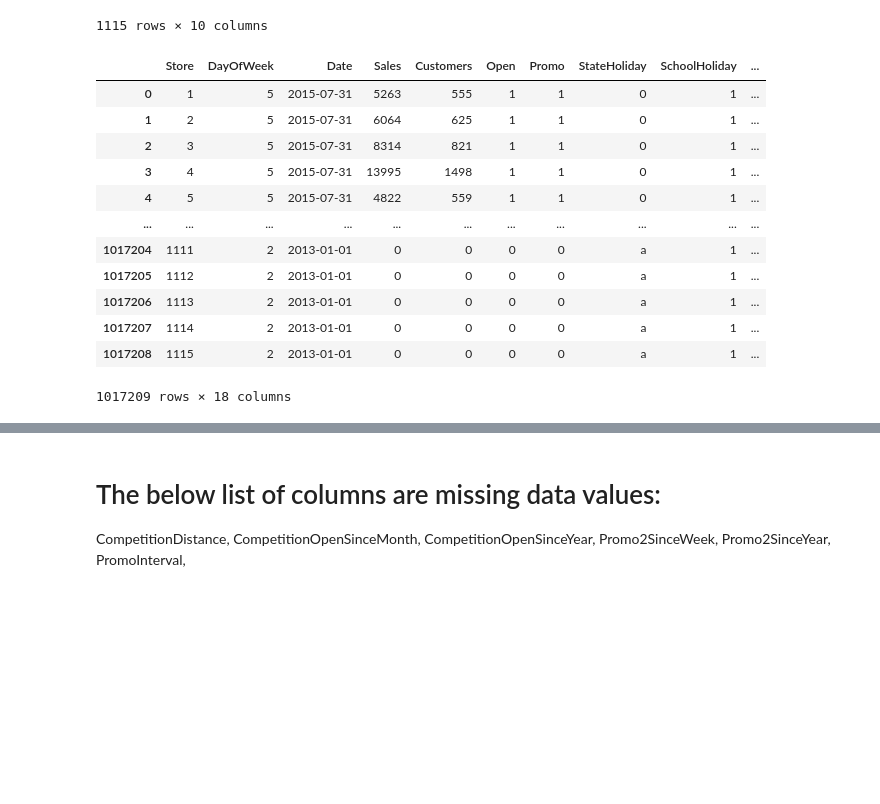
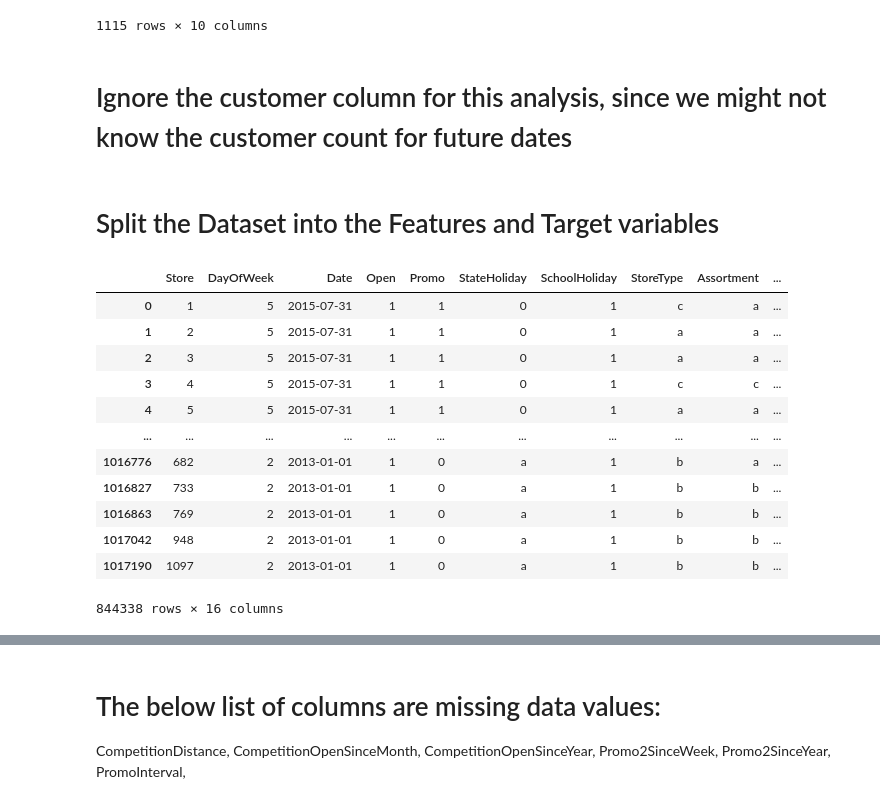
Before and after one commit to mbhoge/ml-model-excercises, a Jupyter notebook: Assignment Supervised Unsupervised Learning/store_sales_regression_model.ipynb, the cells around one changed output, grey strips where cells are left out. Cells and saved outputs as stored; diff of their text form; code cells hidden in the pictures; blank space fills up the shorter version.

Commit message:
Store Sales Regression Model

```diff
--- a/Assignment Supervised Unsupervised Learning/store_sales_regression_model.ipynb
+++ b/Assignment Supervised Unsupervised Learning/store_sales_regression_model.ipynb
@@ -39,19 +39,26 @@ store_data
 1115 rows × 10 columns
 # %%
 sales_store_joined_df = pd.merge(sales_data, store_data, how='left', on=['Store'])
-# %%
-sales_store_joined_df
-# %% [output]
-|  | Store | DayOfWeek | Date | Sales | Customers | Open | Promo | StateHoliday | SchoolHoliday | ... |
-| 0 | 1 | 5 | 2015-07-31 | 5263 | 555 | 1 | 1 | 0 | 1 | ... |
-| 1 | 2 | 5 | 2015-07-31 | 6064 | 625 | 1 | 1 | 0 | 1 | ... |
-| 2 | 3 | 5 | 2015-07-31 | 8314 | 821 | 1 | 1 | 0 | 1 | ... |
-| 3 | 4 | 5 | 2015-07-31 | 13995 | 1498 | 1 | 1 | 0 | 1 | ... |
-| 4 | 5 | 5 | 2015-07-31 | 4822 | 559 | 1 | 1 | 0 | 1 | ... |
-| ... | ... | ... | ... | ... | ... | ... | ... | ... | ... | ... |
-| 1017204 | 1111 | 2 | 2013-01-01 | 0 | 0 | 0 | 0 | a | 1 | ... |
-| 1017205 | 1112 | 2 | 2013-01-01 | 0 | 0 | 0 | 0 | a | 1 | ... |
-| 1017206 | 1113 | 2 | 2013-01-01 | 0 | 0 | 0 | 0 | a | 1 | ... |
-| 1017207 | 1114 | 2 | 2013-01-01 | 0 | 0 | 0 | 0 | a | 1 | ... |
-| 1017208 | 1115 | 2 | 2013-01-01 | 0 | 0 | 0 | 0 | a | 1 | ... |
-1017209 rows × 18 columns
+# %% [markdown]
+# Ignore the customer column for this analysis, since we might not know the customer count for future dates
+# %%
+sales_store_final_df = sales_store_joined_df.query('Sales!=0').drop(['Customers'], axis=1) ## 172871 rows × 18 columns
+# %% [markdown]
+# Split the Dataset into the Features and Target variables
+# %%
+features = sales_store_final_df.iloc[ : ,sales_store_final_df.columns != 'Sales']
+features
+# %% [output]
+|  | Store | DayOfWeek | Date | Open | Promo | StateHoliday | SchoolHoliday | StoreType | Assortment | ... |
+| 0 | 1 | 5 | 2015-07-31 | 1 | 1 | 0 | 1 | c | a | ... |
+| 1 | 2 | 5 | 2015-07-31 | 1 | 1 | 0 | 1 | a | a | ... |
+| 2 | 3 | 5 | 2015-07-31 | 1 | 1 | 0 | 1 | a | a | ... |
+| 3 | 4 | 5 | 2015-07-31 | 1 | 1 | 0 | 1 | c | c | ... |
+| 4 | 5 | 5 | 2015-07-31 | 1 | 1 | 0 | 1 | a | a | ... |
+| ... | ... | ... | ... | ... | ... | ... | ... | ... | ... | ... |
+| 1016776 | 682 | 2 | 2013-01-01 | 1 | 0 | a | 1 | b | a | ... |
+| 1016827 | 733 | 2 | 2013-01-01 | 1 | 0 | a | 1 | b | b | ... |
+| 1016863 | 769 | 2 | 2013-01-01 | 1 | 0 | a | 1 | b | b | ... |
+| 1017042 | 948 | 2 | 2013-01-01 | 1 | 0 | a | 1 | b | b | ... |
+| 1017190 | 1097 | 2 | 2013-01-01 | 1 | 0 | a | 1 | b | b | ... |
+844338 rows × 16 columns
```
Also changed, not shown: parts of 18 cells of this notebook.
